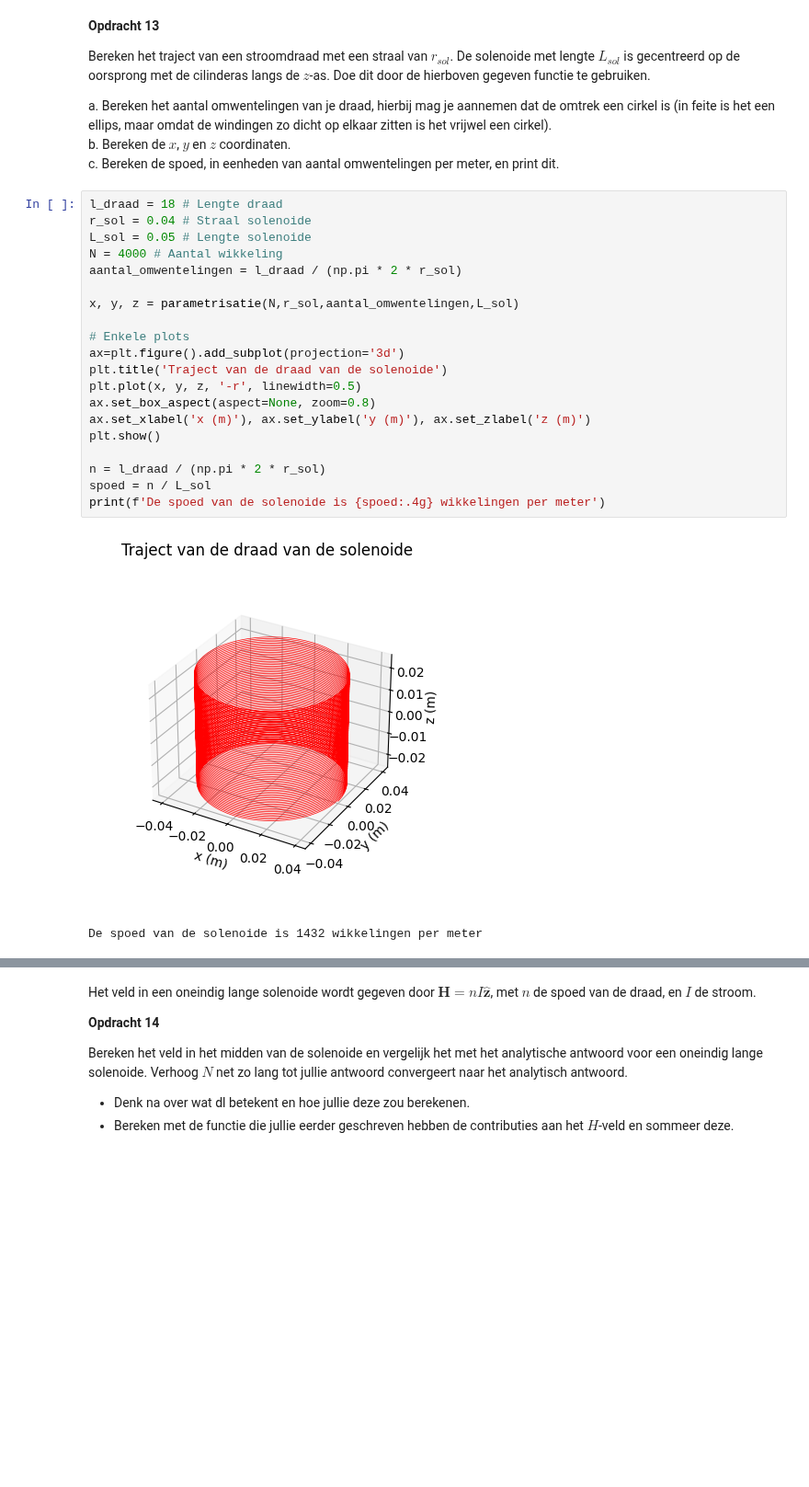
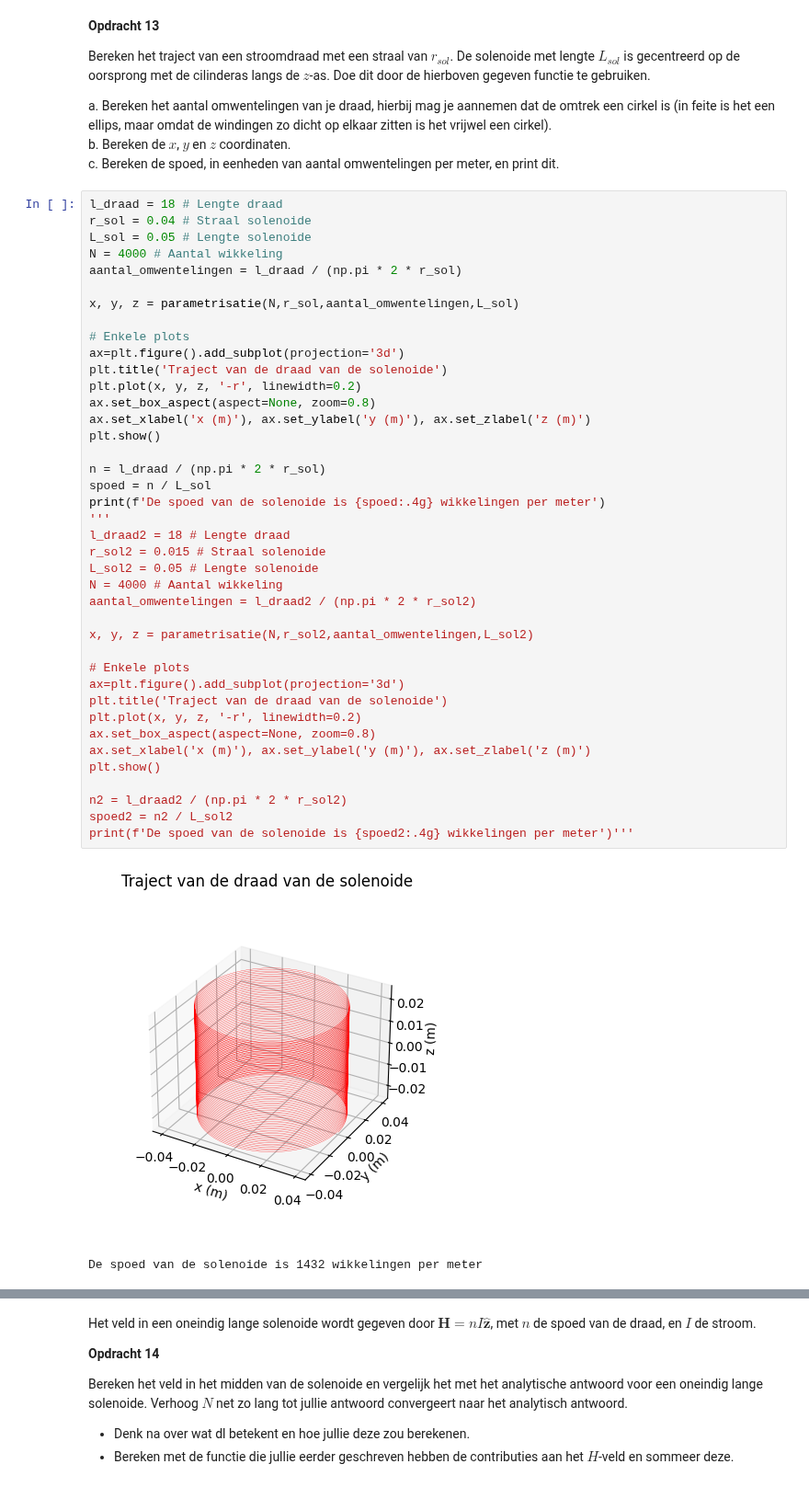
Before and after one commit to tdenooijer26/DEF-T-opdrachten, a Jupyter notebook: 2KrachtactuatorOpdracht/KrachtactuatorOpdracht.ipynb, the cells around one changed output, grey strips where cells are left out. Shown at 92% size. Saved outputs shown, nothing was run; the diff lists cells and outputs as text; blank space fills up the shorter version.

```diff
--- a/2KrachtactuatorOpdracht/KrachtactuatorOpdracht.ipynb
+++ b/2KrachtactuatorOpdracht/KrachtactuatorOpdracht.ipynb
@@ -379,23 +383,43 @@ c. Bereken de spoed, in eenheden van aantal omwentelingen per meter, en print di
 # %%
 l_draad = 18 # Lengte draad
 r_sol = 0.04 # Straal solenoide
 L_sol = 0.05 # Lengte solenoide
 N = 4000 # Aantal wikkeling
 aantal_omwentelingen = l_draad / (np.pi * 2 * r_sol)
 
 x, y, z = parametrisatie(N,r_sol,aantal_omwentelingen,L_sol)
 
 # Enkele plots
 ax=plt.figure().add_subplot(projection='3d')
 plt.title('Traject van de draad van de solenoide')
-plt.plot(x, y, z, '-r', linewidth=0.5)
+plt.plot(x, y, z, '-r', linewidth=0.2)
 ax.set_box_aspect(aspect=None, zoom=0.8)
 ax.set_xlabel('x (m)'), ax.set_ylabel('y (m)'), ax.set_zlabel('z (m)')
 plt.show()
 
 n = l_draad / (np.pi * 2 * r_sol)
 spoed = n / L_sol
 print(f'De spoed van de solenoide is {spoed:.4g} wikkelingen per meter')
+'''
+l_draad2 = 18 # Lengte draad
+r_sol2 = 0.015 # Straal solenoide
+L_sol2 = 0.05 # Lengte solenoide
+N = 4000 # Aantal wikkeling
+aantal_omwentelingen = l_draad2 / (np.pi * 2 * r_sol2)
+
+x, y, z = parametrisatie(N,r_sol2,aantal_omwentelingen,L_sol2)
+
+# Enkele plots
+ax=plt.figure().add_subplot(projection='3d')
+plt.title('Traject van de draad van de solenoide')
+plt.plot(x, y, z, '-r', linewidth=0.2)
+ax.set_box_aspect(aspect=None, zoom=0.8)
+ax.set_xlabel('x (m)'), ax.set_ylabel('y (m)'), ax.set_zlabel('z (m)')
+plt.show()
+
+n2 = l_draad2 / (np.pi * 2 * r_sol2)
+spoed2 = n2 / L_sol2
+print(f'De spoed van de solenoide is {spoed2:.4g} wikkelingen per meter')'''
 # %% [output]
-[figure, old version]
+[figure, new version]
 De spoed van de solenoide is 1432 wikkelingen per meter
```
Also changed, not shown: parts of 15 cells of this notebook.
